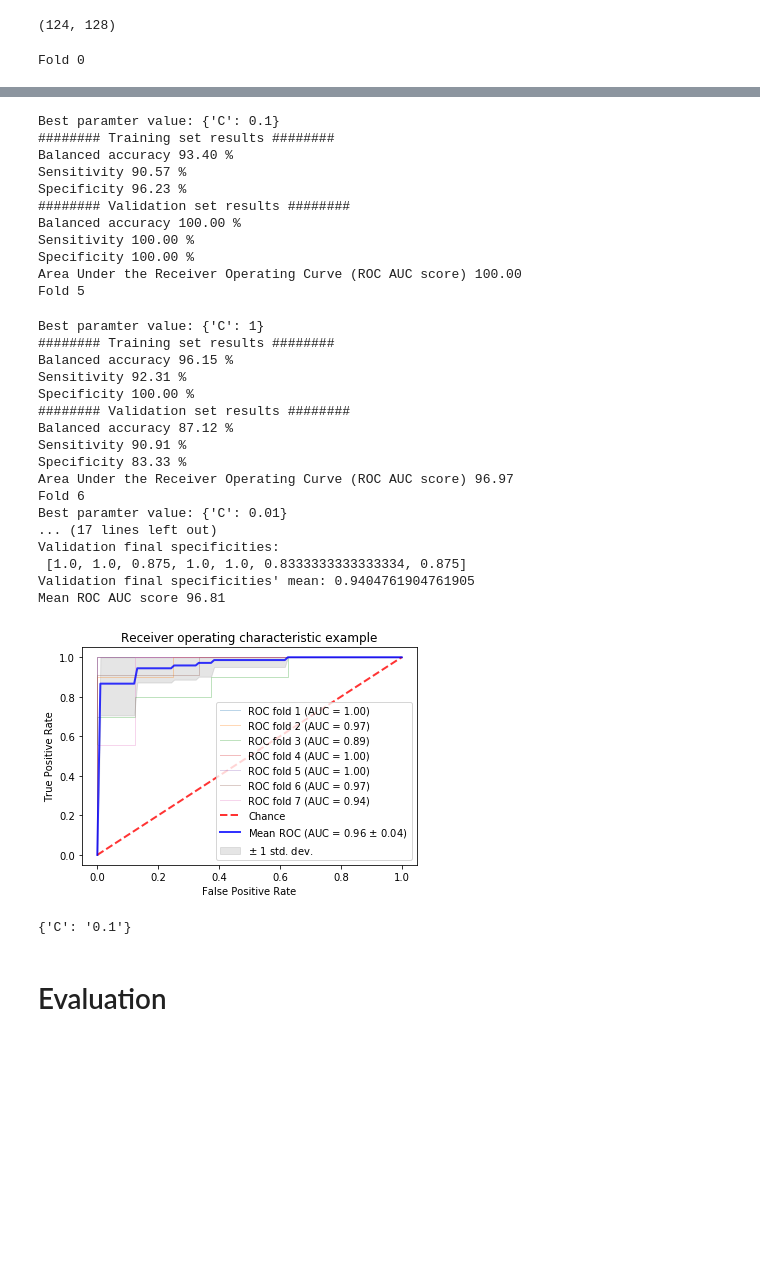
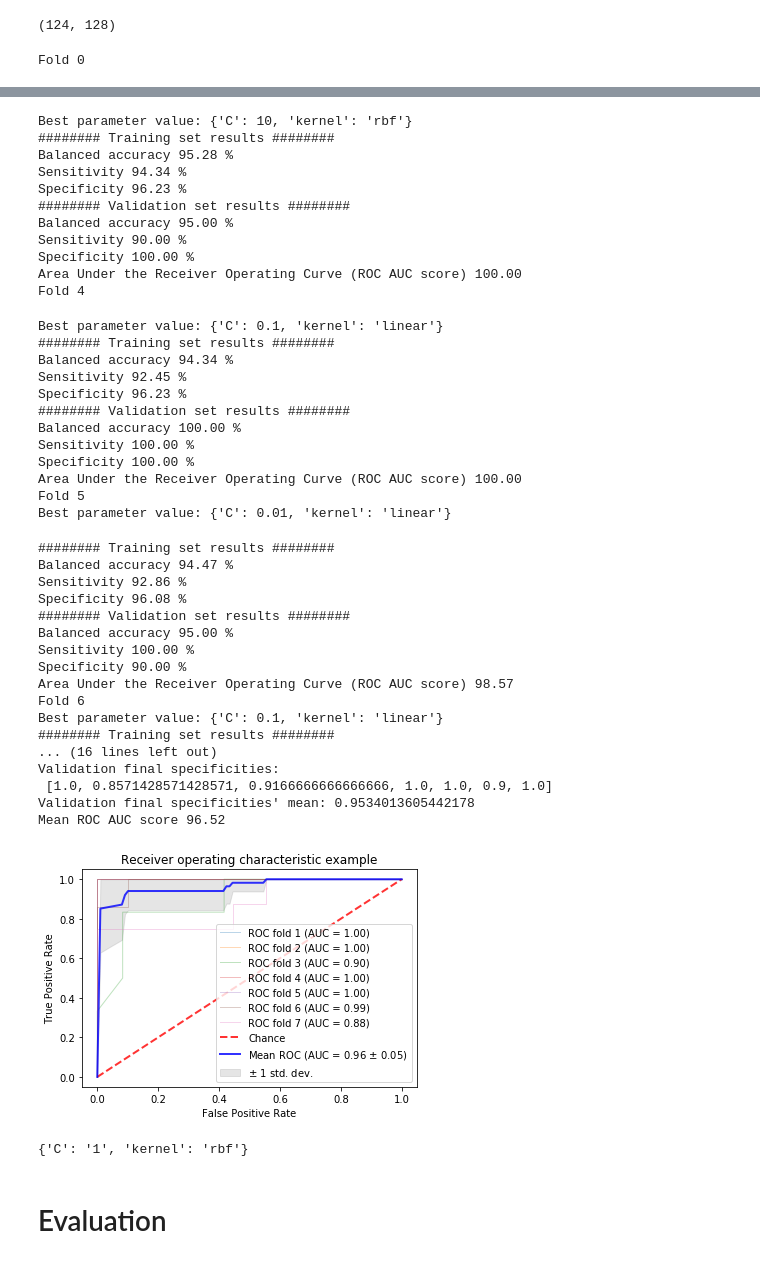
Before and after one commit to derEitel/explainableMS, a Jupyter notebook: MS using CNN plus SVM.ipynb, the cells around one changed output, grey strips where cells are left out. Drawn from its saved outputs; the diff is of its cells as text; code cells hidden in the pictures; blank space fills up the shorter version.

Commit message:
added rbf kernel

```diff
--- a/MS using CNN plus SVM.ipynb
+++ b/MS using CNN plus SVM.ipynb
@@ -97,8 +79,10 @@ from sklearn.model_selection import GridSearchCV
 
 def svc_param_selection(X, y, n_folds):
     Cs = [0.001, 0.01, 0.1, 1, 10]
-    param_grid = {'C': Cs}
-    grid_search = GridSearchCV(SVC(kernel='linear', gamma='auto'), param_grid, cv=n_folds, n_jobs=5)
+    kernels = ['linear', 'rbf']
+    param_grid = {'C': Cs,
+                  'kernel': kernels}
+    grid_search = GridSearchCV(SVC(gamma='auto'), param_grid, cv=n_folds, n_jobs=10)
     grid_search.fit(X, y)
     grid_search.best_params_
     #print(grid_search.cv_results_)
@@ -134,9 +118,9 @@ for train_idx, test_idx in kf.split(X_train):
         y_train[train_idx],
         n_folds=5)
 
-    print("Best paramter value: {}".format(best_param))
+    print("Best parameter value: {}".format(best_param))
 
-    model = SVC(kernel="linear", C=best_param["C"])
+    model = SVC(kernel=best_param["kernel"], C=best_param["C"])
     model.fit(X_train[train_idx], y_train[train_idx])
 
     # training set results
@@ -265,32 +243,44 @@ Fold 4
-Best paramter value: {'C': 0.1}
+Best parameter value: {'C': 10, 'kernel': 'rbf'}
 ######## Training set results ########
-Balanced accuracy 93.40 %
-Sensitivity 90.57 %
+Balanced accuracy 95.28 %
+Sensitivity 94.34 %
 Specificity 96.23 %
 ######## Validation set results ########
-Balanced accuracy 100.00 %
-Sensitivity 100.00 %
+Balanced accuracy 95.00 %
+Sensitivity 90.00 %
 Specificity 100.00 %
 Area Under the Receiver Operating Curve (ROC AUC score) 100.00
-Fold 5
+Fold 4
-Best paramter value: {'C': 1}
+Best parameter value: {'C': 0.1, 'kernel': 'linear'}
 ######## Training set results ########
-Balanced accuracy 96.15 %
-Sensitivity 92.31 %
+Balanced accuracy 94.34 %
+Sensitivity 92.45 %
+Specificity 96.23 %
+######## Validation set results ########
+Balanced accuracy 100.00 %
+Sensitivity 100.00 %
 Specificity 100.00 %
-######## Validation set results ########
-Balanced accuracy 87.12 %
-Sensitivity 90.91 %
-Specificity 83.33 %
-Area Under the Receiver Operating Curve (ROC AUC score) 96.97
-Fold 6
-Best paramter value: {'C': 0.01}
-... (17 lines left out)
-Validation final specificities:
- [1.0, 1.0, 0.875, 1.0, 1.0, 0.8333333333333334, 0.875]
-Validation final specificities' mean: 0.9404761904761905
-Mean ROC AUC score 96.81
+Area Under the Receiver Operating Curve (ROC AUC score) 100.00
+Fold 5
+Best parameter value: {'C': 0.01, 'kernel': 'linear'}
+######## Training set results ########
+Balanced accuracy 94.47 %
+Sensitivity 92.86 %
+Specificity 96.08 %
+######## Validation set results ########
+Balanced accuracy 95.00 %
+Sensitivity 100.00 %
+Specificity 90.00 %
+Area Under the Receiver Operating Curve (ROC AUC score) 98.57
+Fold 6
+Best parameter value: {'C': 0.1, 'kernel': 'linear'}
+######## Training set results ########
+... (16 lines left out)
+Validation final specificities:
+ [1.0, 0.8571428571428571, 0.9166666666666666, 1.0, 1.0, 0.9, 1.0]
+Validation final specificities' mean: 0.9534013605442178
+Mean ROC AUC score 96.52
-[figure, old version]
+[figure, new version]
 # %%
 training_time = time.time() - start_time
 # %%
@@ -326,7 +316,7 @@ def majority_vote(best_params):
 majority_param = majority_vote(best_params)
 print(majority_param)
 # %% [output]
-{'C': '0.1'}
+{'C': '1', 'kernel': 'rbf'}
 # %% [markdown]
 # Evaluation
 # %% [markdown]
```
Also changed, not shown: parts of 5 cells of this notebook.
